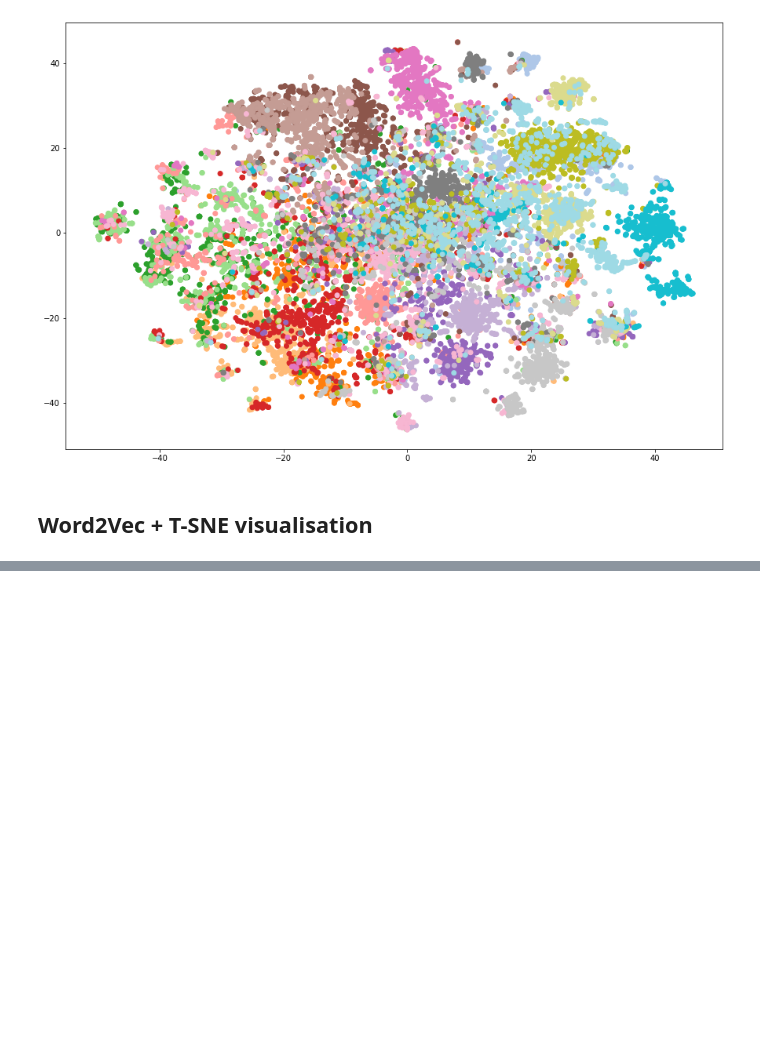
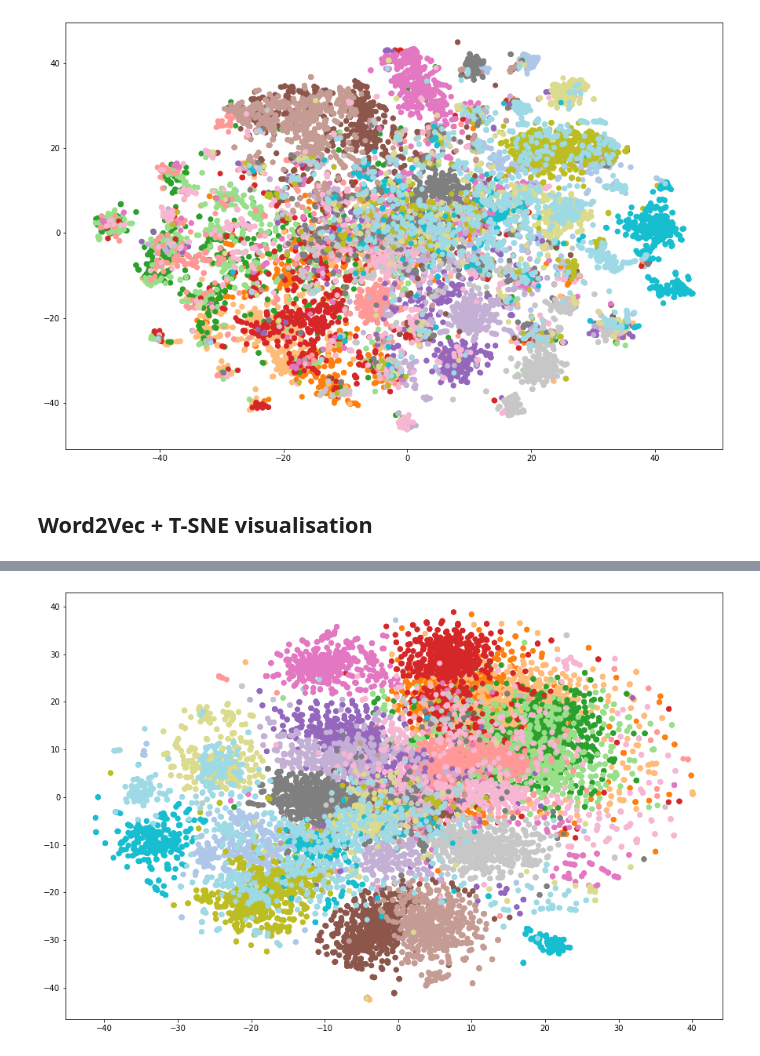
Before and after one commit to Goopard/DS-Homeworks, a Jupyter notebook: HW6.ipynb, the cells around one changed output, grey strips where cells are left out. Cells and saved outputs as stored; diff of their text form; code cells hidden in the pictures; blank space fills up the shorter version.

```diff
--- a/HW6.ipynb
+++ b/HW6.ipynb
@@ -168,0 +172,14 @@ plot_color_dots(result, all_documents['group'])
+# %%
+tagged_texts = [TaggedDocument(text, [i]) for i, text in enumerate(tokenized_texts)]
+# %%
+doc2vec = Doc2Vec(tagged_texts, dm=0, vector_size=100, window=30, workers=2, epochs=20)
+# %%
+doc_vectors = [doc2vec.docvecs[i] for i in range(len(tokenized_texts))]
+doc_vectors = np.array([list(item) for item in doc_vectors])
+# %%
+tsne = TSNE(n_jobs=2)
+result = tsne.fit_transform(doc_vectors)
+# %%
+plot_color_dots(result, all_documents['group'])
+# %% [output]
+[figure, added]
```
Also changed, not shown: parts of 6 cells of this notebook.
